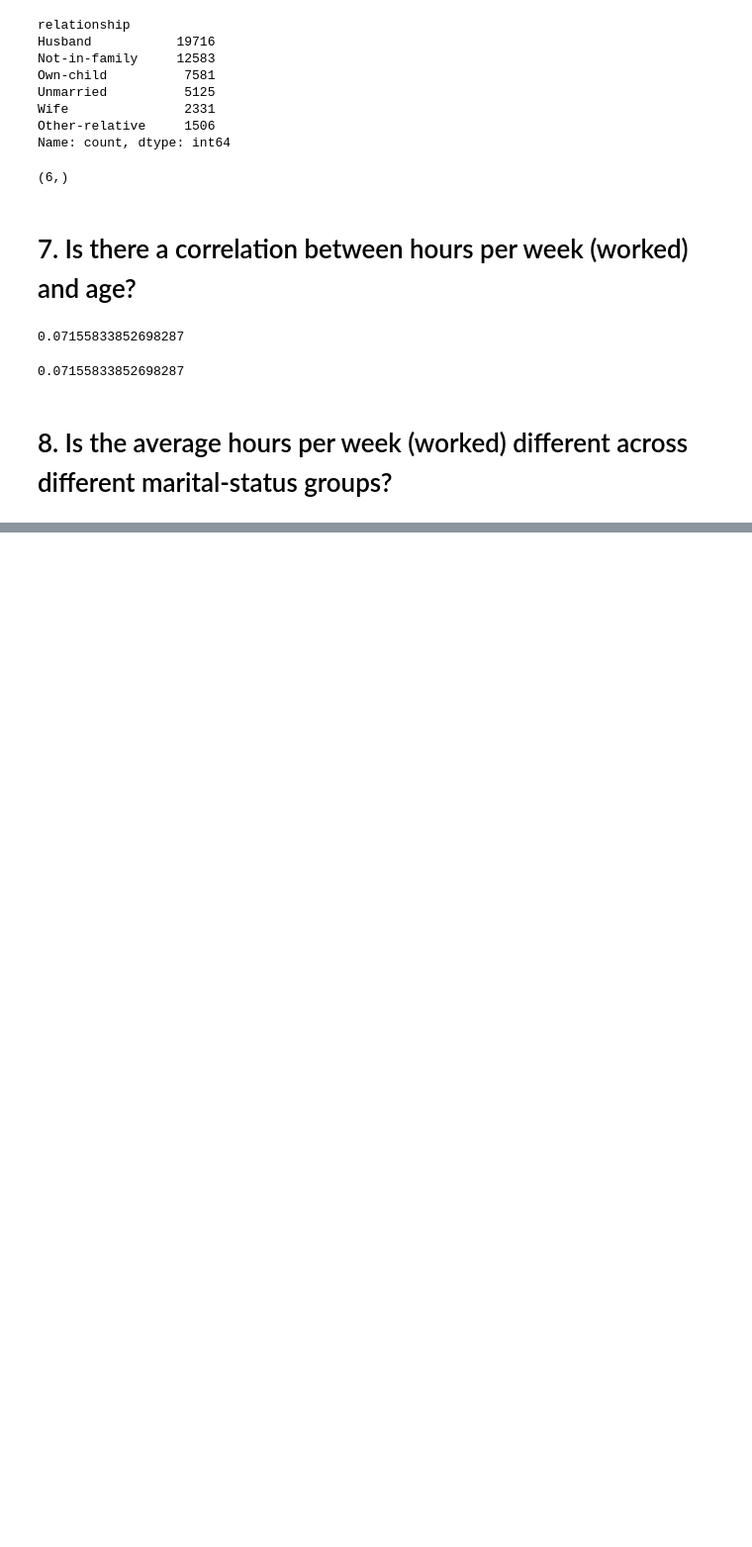
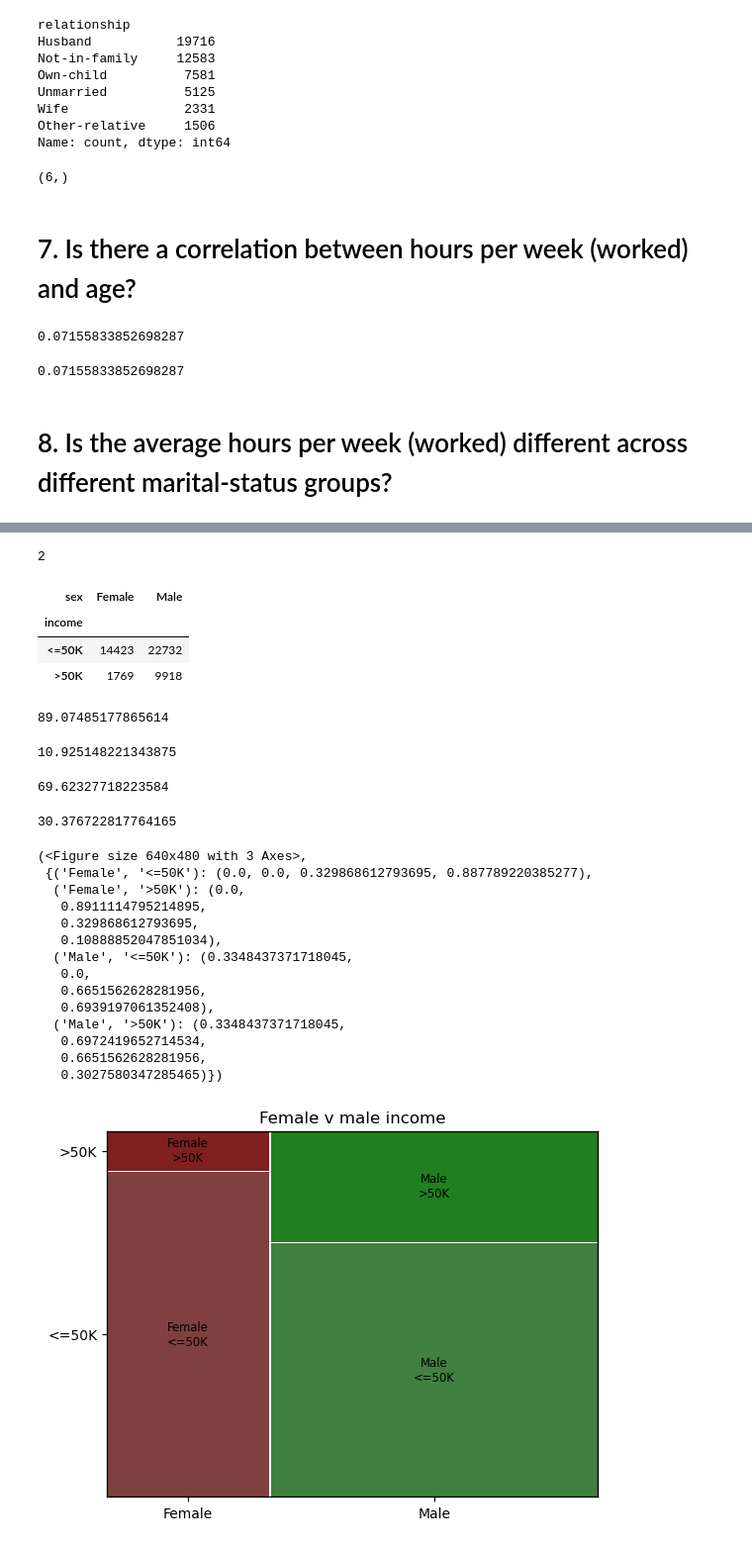
Before and after one commit to jeff0167/Data_And_Things, a Jupyter notebook: first data examples.ipynb, the cells around one changed output, grey strips where cells are left out. Shown at 99% size. Saved outputs shown, nothing was run; the diff lists cells and outputs as text; code cells hidden in the pictures; blank space fills up the shorter version.

Commit message:
First data examples fully complete

```diff
--- a/first data examples.ipynb
+++ b/first data examples.ipynb
@@ -498,0 +478,4 @@ X["hours-per-week"].corr(X["age"]) # they produc the same result regardless of d
+# %%
+my_x = X.copy()
+# %%
+my_x["income"] = y.income
@@ -498,0 +495,2 @@ X["hours-per-week"].corr(X["age"]) # they produc the same result regardless of d
+# %%
+my_adult_data = my_x.replace({">50K.":">50K", "<=50K.":"<=50K"})
@@ -498,0 +513,30 @@ X["hours-per-week"].corr(X["age"]) # they produc the same result regardless of d
+# %%
+my_adult_data["income"].unique()
+my_adult_data["income"].nunique()
+# %% [output]
+2
+# %%
+my_mosaic = my_adult_data[["income", "sex"]].groupby("sex").value_counts() # how would you calculate the procentage this by code?
+# %%
+pd.crosstab(my_adult_data['income'],my_adult_data['sex'])
+# %% [output]
+| sex | Female | Male |
+| income |  |  |
+| <=50K | 14423 | 22732 |
+| >50K | 1769 | 9918 |
+# %%
+14423/((14423+1769)/100) # 89% of females earn below 50k
+# %% [output]
+89.07485177865614
+# %%
+1769/((14423+1769)/100)  # 11% of females earn above 50k
+# %% [output]
+10.925148221343875
+# %%
+22732/((22732+9918)/100) # 69% of males earn below 50k
+# %% [output]
+69.62327718223584
+# %%
+9918/((22732+9918)/100) # 30% of males earn below 50k
+# %% [output]
+30.376722817764165
@@ -498,0 +545,18 @@ X["hours-per-week"].corr(X["age"]) # they produc the same result regardless of d
+# %%
+mosaic(my_mosaic, title='Female v male income')
+# %% [output]
+(<Figure size 640x480 with 3 Axes>,
+ {('Female', '<=50K'): (0.0, 0.0, 0.329868612793695, 0.887789220385277),
+  ('Female', '>50K'): (0.0,
+   0.8911114795214895,
+   0.329868612793695,
+   0.10888852047851034),
+  ('Male', '<=50K'): (0.3348437371718045,
+   0.0,
+   0.6651562628281956,
+   0.6939197061352408),
+  ('Male', '>50K'): (0.3348437371718045,
+   0.6972419652714534,
+   0.6651562628281956,
+   0.3027580347285465)})
+[figure, added]
```
Also changed, not shown: parts of 27 cells of this notebook, 1 other file.
